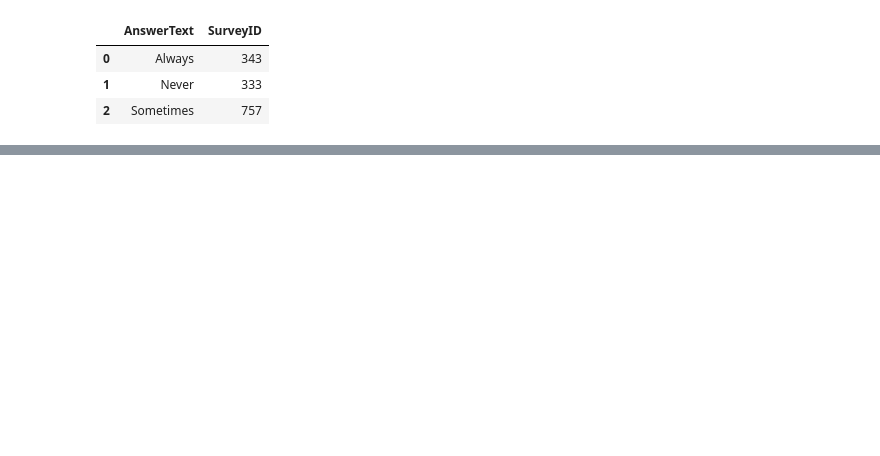
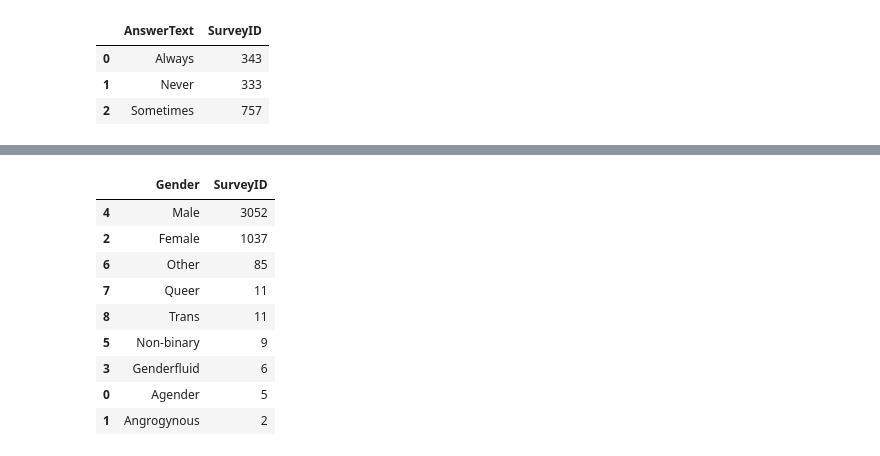
Before and after one commit to Imbravo/mentalhealth, a Jupyter notebook: mentalhealth.ipynb, the cells around one changed output, grey strips where cells are left out. Drawn from its saved outputs; the diff is of its cells as text; code cells hidden in the pictures; blank space fills up the shorter version.

```diff
--- a/mentalhealth.ipynb
+++ b/mentalhealth.ipynb
@@ -203,0 +264,14 @@ question_2.plot.bar(x='AnswerText', y='SurveyID', xlabel='Respuesta', ylabel='Ca
+# %%
+question_3 = question_3.groupby('Gender')['SurveyID'].count().reset_index().sort_values('SurveyID', ascending=False)
+question_3
+# %% [output]
+|  | Gender | SurveyID |
+| 4 | Male | 3052 |
+| 2 | Female | 1037 |
+| 6 | Other | 85 |
+| 7 | Queer | 11 |
+| 8 | Trans | 11 |
+| 5 | Non-binary | 9 |
+| 3 | Genderfluid | 6 |
+| 0 | Agender | 5 |
+| 1 | Angrogynous | 2 |
```
Also changed, not shown: parts of 6 cells of this notebook.
